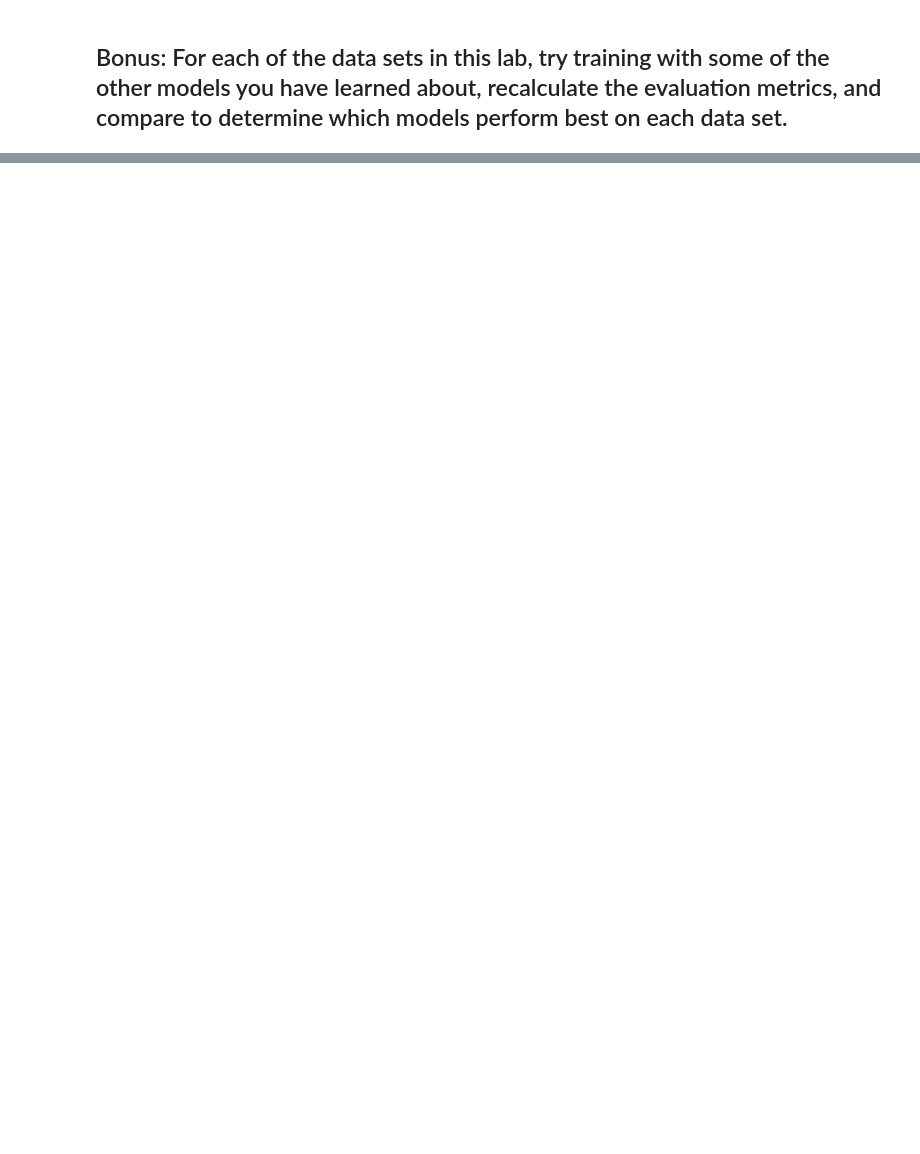
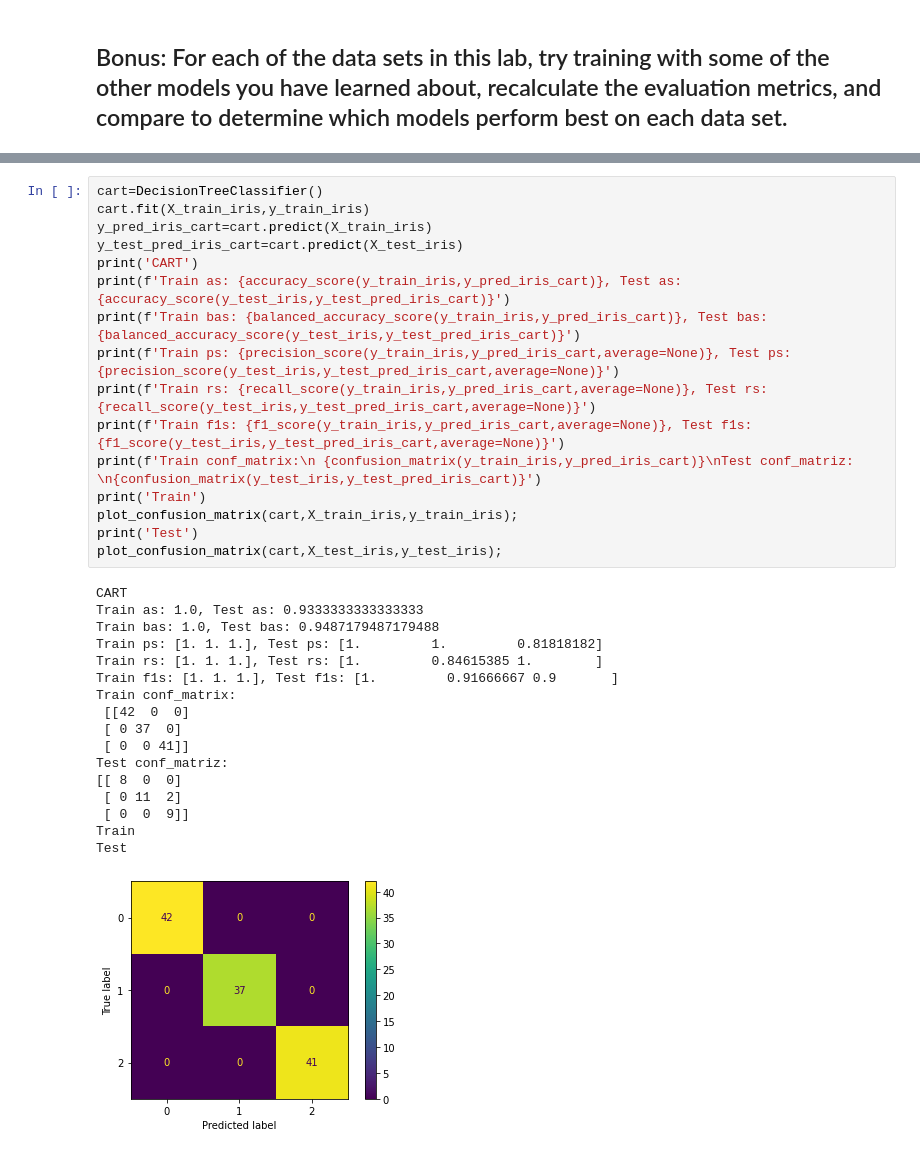
Before and after one commit to ta-data-mexpt/lab-supervised-model-evaluation, a Jupyter notebook: your-code/main.ipynb, the cells around one changed output, grey strips where cells are left out. Saved outputs shown, nothing was run; the diff lists cells and outputs as text; blank space fills up the shorter version.

```diff
--- a/your-code/main.ipynb
+++ b/your-code/main.ipynb
@@ -186,0 +209,34 @@ plot_confusion_matrix(logreg,X_test_iris,y_test_iris);
+# %%
+cart=DecisionTreeClassifier()
+cart.fit(X_train_iris,y_train_iris)
+y_pred_iris_cart=cart.predict(X_train_iris)
+y_test_pred_iris_cart=cart.predict(X_test_iris)
+print('CART')
+print(f'Train as: {accuracy_score(y_train_iris,y_pred_iris_cart)}, Test as: {accuracy_score(y_test_iris,y_test_pred_iris_cart)}')
+print(f'Train bas: {balanced_accuracy_score(y_train_iris,y_pred_iris_cart)}, Test bas: {balanced_accuracy_score(y_test_iris,y_test_pred_iris_cart)}')
+print(f'Train ps: {precision_score(y_train_iris,y_pred_iris_cart,average=None)}, Test ps: {precision_score(y_test_iris,y_test_pred_iris_cart,average=None)}')
+print(f'Train rs: {recall_score(y_train_iris,y_pred_iris_cart,average=None)}, Test rs: {recall_score(y_test_iris,y_test_pred_iris_cart,average=None)}')
+print(f'Train f1s: {f1_score(y_train_iris,y_pred_iris_cart,average=None)}, Test f1s: {f1_score(y_test_iris,y_test_pred_iris_cart,average=None)}')
+print(f'Train conf_matrix:\n {confusion_matrix(y_train_iris,y_pred_iris_cart)}\nTest conf_matriz: \n{confusion_matrix(y_test_iris,y_test_pred_iris_cart)}')
+print('Train')
+plot_confusion_matrix(cart,X_train_iris,y_train_iris);
+print('Test')
+plot_confusion_matrix(cart,X_test_iris,y_test_iris);
+# %% [output]
+CART
+Train as: 1.0, Test as: 0.9333333333333333
+Train bas: 1.0, Test bas: 0.9487179487179488
+Train ps: [1. 1. 1.], Test ps: [1.         1.         0.81818182]
+Train rs: [1. 1. 1.], Test rs: [1.         0.84615385 1.        ]
+Train f1s: [1. 1. 1.], Test f1s: [1.         0.91666667 0.9       ]
+Train conf_matrix:
+ [[42  0  0]
+ [ 0 37  0]
+ [ 0  0 41]]
+Test conf_matriz:
+[[ 8  0  0]
+ [ 0 11  2]
+ [ 0  0  9]]
+Train
+Test
+[figure, added]
```
Also changed, not shown: parts of 29 cells of this notebook.
